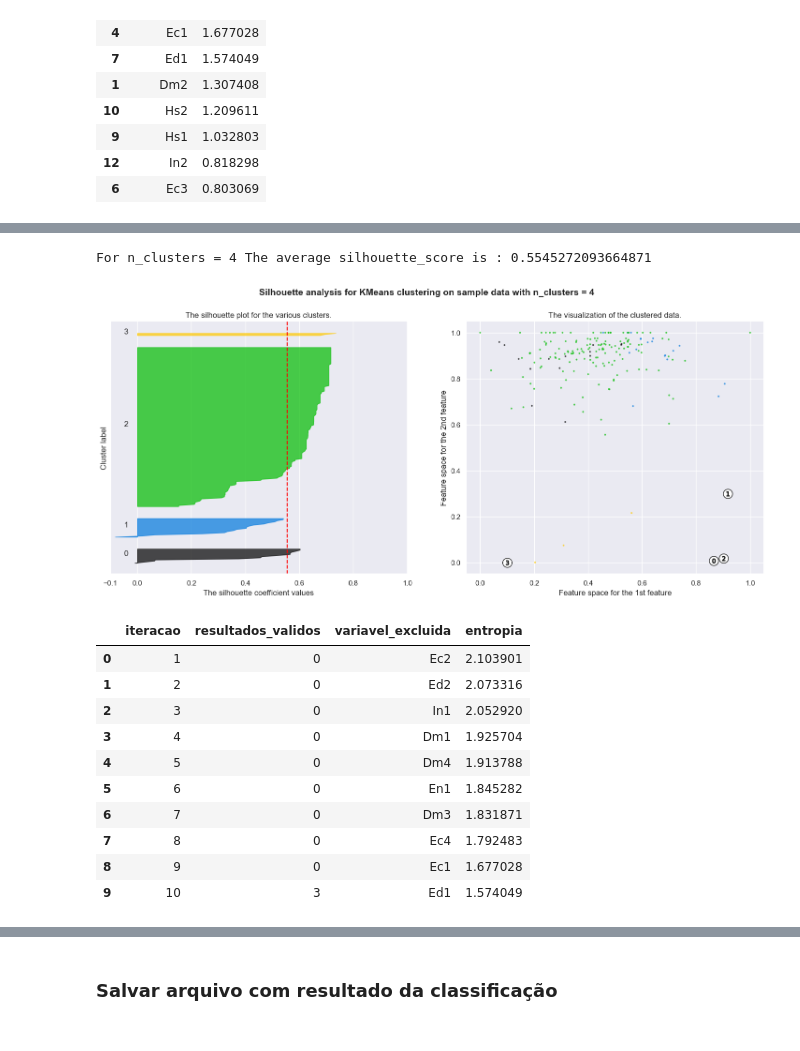
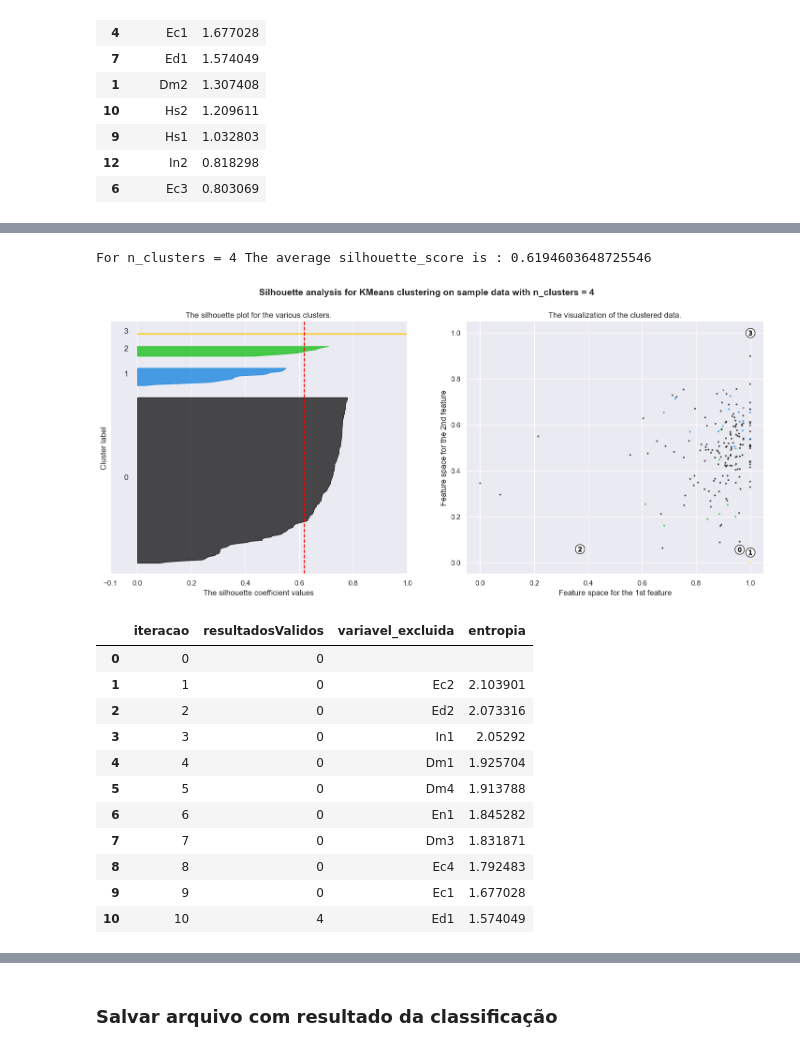
Before and after one commit to DanielCirino/ppginf-smart-k-means, a Jupyter notebook: notebooks/smart_k_means-v1.ipynb, the cells around one changed output, grey strips where cells are left out. Drawn from its saved outputs; the diff is of its cells as text; code cells hidden in the pictures.

```diff
--- a/notebooks/smart_k_means-v1.ipynb
+++ b/notebooks/smart_k_means-v1.ipynb
@@ -161,7 +162,7 @@ def imprimir_dados_arranjo(arranjo):
     '''
 ))
 # %%
-def imprimir_grafico_analise_arranjo(arranjo):
+def imprimir_grafico_analise_arranjo(arranjo,dataset):
     cluster =arranjo
 
     print(
@@ -178,7 +179,7 @@ def imprimir_grafico_analise_arranjo(arranjo):
     # Gráfico para exibir a silhueta
     # Definir os limites
     ax1.set_xlim([-0.1, 1])
-    ax1.set_ylim([0, len(dfArquivo) + (cluster["qtd_grupos"] + 1) * 10])
+    ax1.set_ylim([0, len(dataset) + (cluster["qtd_grupos"] + 1) * 10])
 
     y_lower = 10
 
@@ -223,7 +224,7 @@ def imprimir_grafico_analise_arranjo(arranjo):
     # 2nd Plot showing the actual clusters formed
     colors = cm.nipy_spectral(cluster["rotulos"].astype(float) / cluster["qtd_grupos"])
     ax2.scatter(
-        dfArquivo.iloc[:, 1], dfArquivo.iloc[:, 2], marker=".", s=30, lw=0, alpha=0.7, c=colors, edgecolor="k"
+        dataset.iloc[:, 1], dataset.iloc[:, 2], marker=".", s=30, lw=0, alpha=0.7, c=colors, edgecolor="k"
     )
 
     # Labeling the clusters
@@ -257,9 +258,8 @@ def imprimir_grafico_analise_arranjo(arranjo):
 # %%
 # abrir dataset com os indicadores
 PATH_TO_DATASET="../dataset/in/Data_Exclusao.xlsx"
-dfArquivo=pd.read_excel(PATH_TO_DATASET)
-
-dfArquivo.describe()
+dfOriginal=pd.read_excel(PATH_TO_DATASET)
+dfOriginal.describe()
 # %% [output]
 |  | Cod_setor | Dm1 | Dm2 | Dm3 | Dm4 | Ec1 | Ec2 | Ec3 | Ed1 | Ed2 | Hs1 | ... |
 | count | 1.820000e+02 | 182.000000 | 182.000000 | 182.000000 | 182.000000 | 182.000000 | 182.000000 | 182.000000 | 182.000000 | 182.000000 | 182.000000 | ... |
@@ -272,8 +272,16 @@ dfArquivo.describe()
 | max | 4.109401e+14 | 1.000000 | 1.000000 | 1.000000 | 1.000000 | 1.000000 | 1.000000 | 1.000000 | 1.000000 | 1.000000 | 1.000000 | ... |
 # %%
 # Excluir coluna do identificador censitário
-dados=dfArquivo.drop(["Cod_setor"],axis=1)
+# Calcular o indicador composto
+# Criar correlação
 
-dados = dados.round(1)
-dados
+dfProcessamento=dfOriginal.drop(["Cod_setor"],axis=1)
+listaColunas = dfProcessamento.columns.to_list()
+
+dfProcessamento["IC"] = dfProcessamento.mean(axis=1)
+
+correlacaoIC = dfProcessamento.corrwith(dfProcessamento["IC"])
+
+dfCorrelacao = pd.DataFrame(correlacaoIC,columns=["CORR_IC"])
+dfCorrelacao
 # %% [output]
@@ -345,9 +356,9 @@ For n_clusters = 7 The average silhouette_score is : 0.1372513994089225
 ### Avaliação da Entropia das variáveis do dataset
 # %%
 entropias = []
-
-for col in range(dados.shape[1]):
-    entropias.append({"variavel":dados.columns[col],"entropia":calcular_entropia(dados.iloc[:,col])})
+dfSemIndicador = dfProcessamento[listaColunas].round(1)
+for col in range(dfSemIndicador.shape[1]):
+    entropias.append({"variavel":dfSemIndicador.columns[col],"entropia":calcular_entropia(dfSemIndicador.iloc[:,col])})
 
 dfEntropias = pd.DataFrame(entropias)
 dfEntropias.sort_values(by=["entropia"],ascending=False,inplace=True)
@@ -436,23 +463,24 @@ Silhueta média: 0.5545
 # %%
-imprimir_grafico_analise_arranjo(melhor_arranjo)
+imprimir_grafico_analise_arranjo(melhorArranjo,dfProcessamento[listaColunas])
 # %% [output]
-For n_clusters = 4 The average silhouette_score is : 0.5545272093664871
+For n_clusters = 4 The average silhouette_score is : 0.6194603648725546
-[figure, old version]
+[figure, new version]
 # %%
 # Ver detalhes das iterações da análise de entropia
-df_iteracoes=pd.DataFrame(sumario_iteracoes)
-df_iteracoes
+dfIteracoes=pd.DataFrame(sumarioIteracoes)
+dfIteracoes
 # %% [output]
-|  | iteracao | resultados_validos | variavel_excluida | entropia |
-| 0 | 1 | 0 | Ec2 | 2.103901 |
-| 1 | 2 | 0 | Ed2 | 2.073316 |
-| 2 | 3 | 0 | In1 | 2.052920 |
-| 3 | 4 | 0 | Dm1 | 1.925704 |
-| 4 | 5 | 0 | Dm4 | 1.913788 |
-| 5 | 6 | 0 | En1 | 1.845282 |
-| 6 | 7 | 0 | Dm3 | 1.831871 |
-| 7 | 8 | 0 | Ec4 | 1.792483 |
-| 8 | 9 | 0 | Ec1 | 1.677028 |
-| 9 | 10 | 3 | Ed1 | 1.574049 |
+|  | iteracao | resultadosValidos | variavel_excluida | entropia |
+| 0 | 0 | 0 |  |  |
+| 1 | 1 | 0 | Ec2 | 2.103901 |
+| 2 | 2 | 0 | Ed2 | 2.073316 |
+| 3 | 3 | 0 | In1 | 2.05292 |
+| 4 | 4 | 0 | Dm1 | 1.925704 |
+| 5 | 5 | 0 | Dm4 | 1.913788 |
+| 6 | 6 | 0 | En1 | 1.845282 |
+| 7 | 7 | 0 | Dm3 | 1.831871 |
+| 8 | 8 | 0 | Ec4 | 1.792483 |
+| 9 | 9 | 0 | Ec1 | 1.677028 |
+| 10 | 10 | 4 | Ed1 | 1.574049 |
 # %%
 # Variáveis restantes após otimização
```
Also changed, not shown: parts of 36 cells of this notebook.
